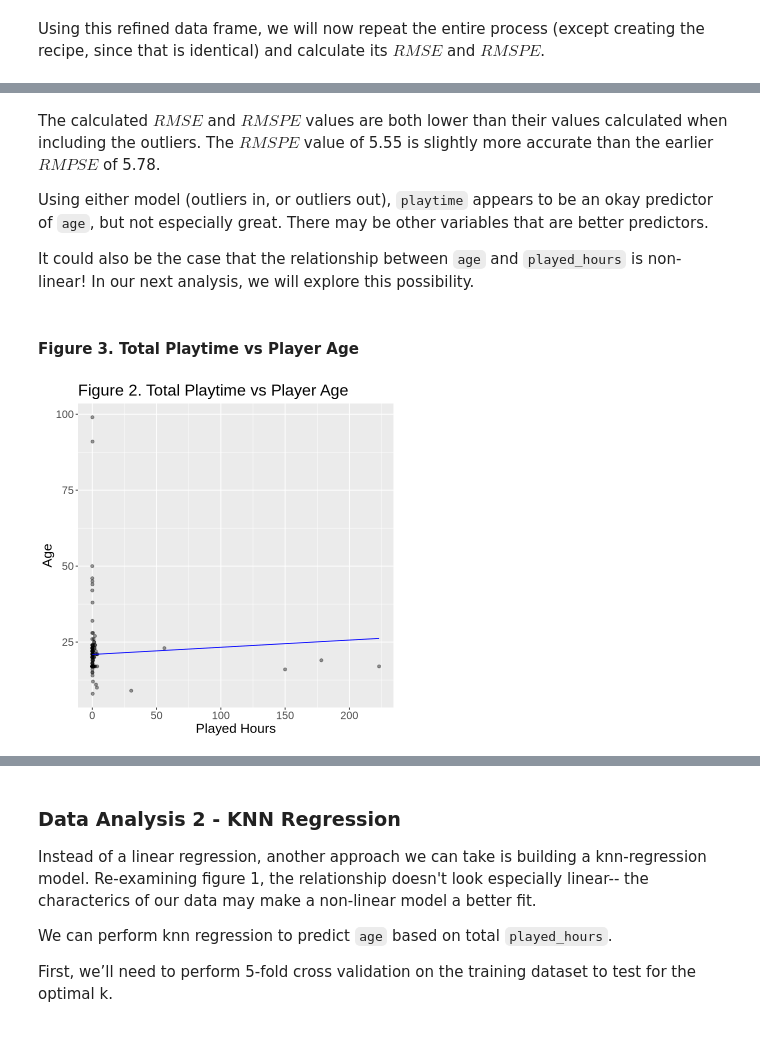
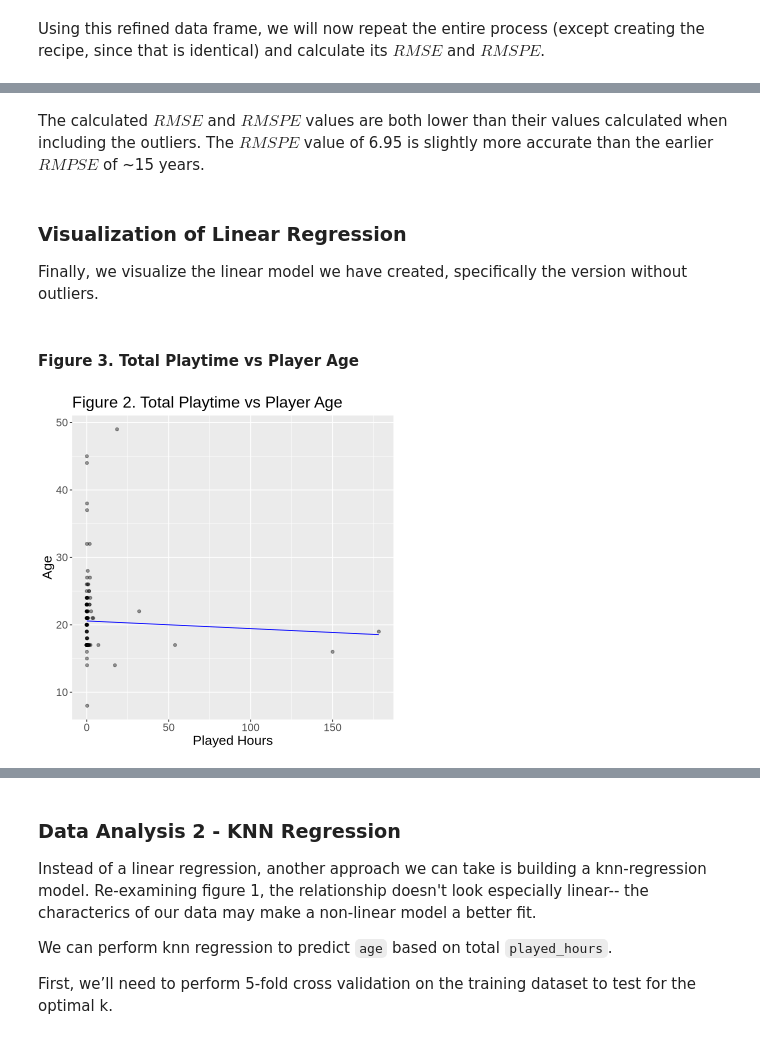
Before and after one commit to Kavisha1141/dsci100_final_project, a Jupyter notebook: project_final_report.ipynb, the cells around one changed output, grey strips where cells are left out. Saved outputs shown, nothing was run; the diff lists cells and outputs as text; code cells hidden in the pictures.

```diff
--- a/project_final_report.ipynb
+++ b/project_final_report.ipynb
@@ -377,7 +379,3 @@ ref_lm_rmspe
 # %% [markdown]
-The calculated $RMSE$ and $RMSPE$ values are both lower than their values calculated when including the outliers. The $RMSPE$ value of 5.55 is slightly more accurate than the earlier $RMPSE$ of 5.78.
-
-Using either model (outliers in, or outliers out), `playtime` appears to be an okay predictor of `age`, but not especially great. There may be other variables that are better predictors.
-
-It could also be the case that the relationship between `age` and `played_hours` is non-linear! In our next analysis, we will explore this possibility.
+The calculated $RMSE$ and $RMSPE$ values are both lower than their values calculated when including the outliers. The $RMSPE$ value of 6.95 is slightly more accurate than the earlier $RMPSE$ of ~15 years.
 <br>
@@ -388,23 +382,27 @@ Finally, we visualize the linear model we have created.
+# %% [markdown]
+<h3>Visualization of Linear Regression</h3>
+
+Finally, we visualize the linear model we have created, specifically the version without outliers.
 # %% [markdown]
 <h4>Figure 3. Total Playtime vs Player Age</h4>
 # %%
 options(repr.plot.width = 6, repr.plot.height = 6)
 
-lm_preds <- ref_data_fit |>
+lm_preds <- data_fit |>
   predict(data_training) |>
   bind_cols(data_training)
 
 lm_predictions <- lm_preds |>
 	ggplot(aes(x = played_hours, y = age)) +
     	geom_point(alpha = 0.4) +
     	geom_line(
         	mapping = aes(x = played_hours, y = .pred),
         	color = "blue") +
     	xlab("Played Hours") +
     	ylab("Age") +
     	theme(text = element_text(size = 16)) +
     	ggtitle("Figure 2. Total Playtime vs Player Age")
 
 lm_predictions
 # %% [output]
-[figure, old version]
+[figure, new version]
```
Also changed, not shown: parts of 26 cells of this notebook.
